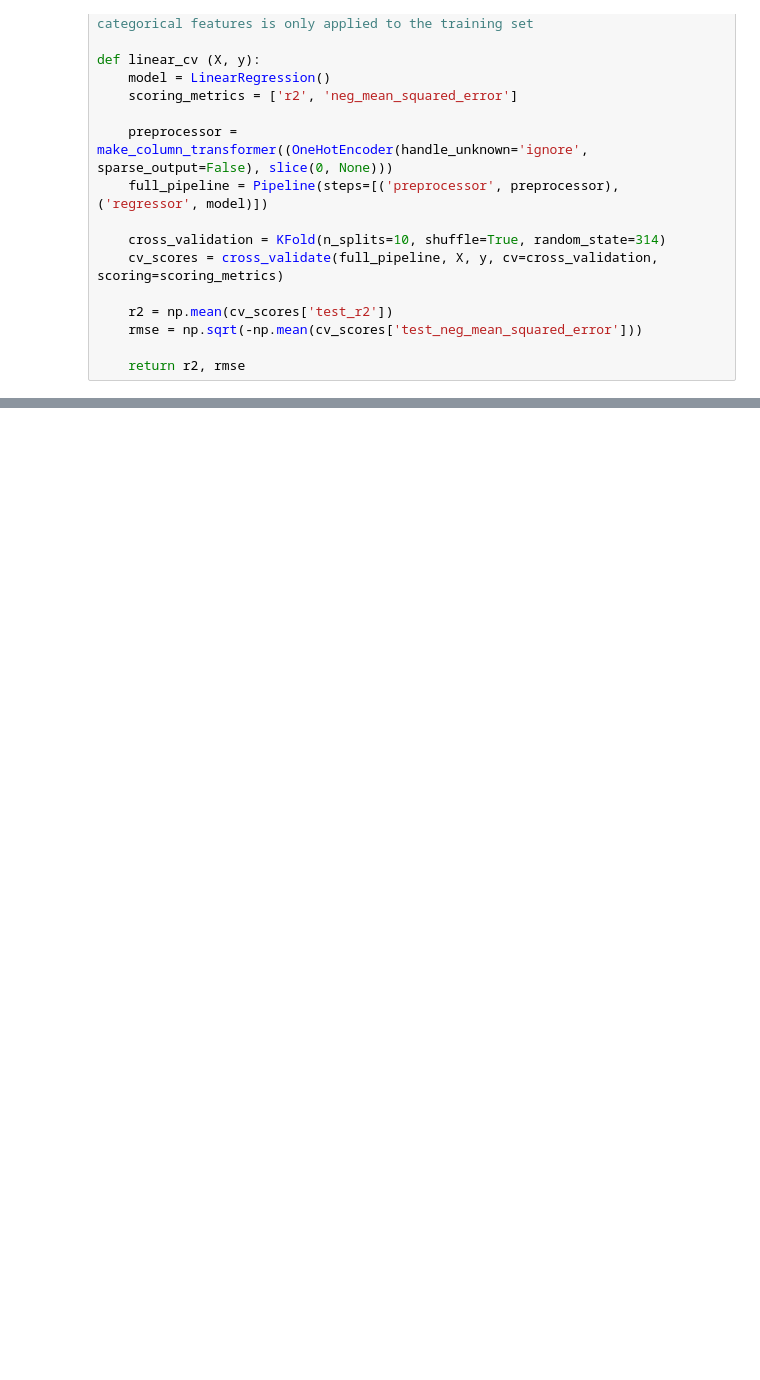
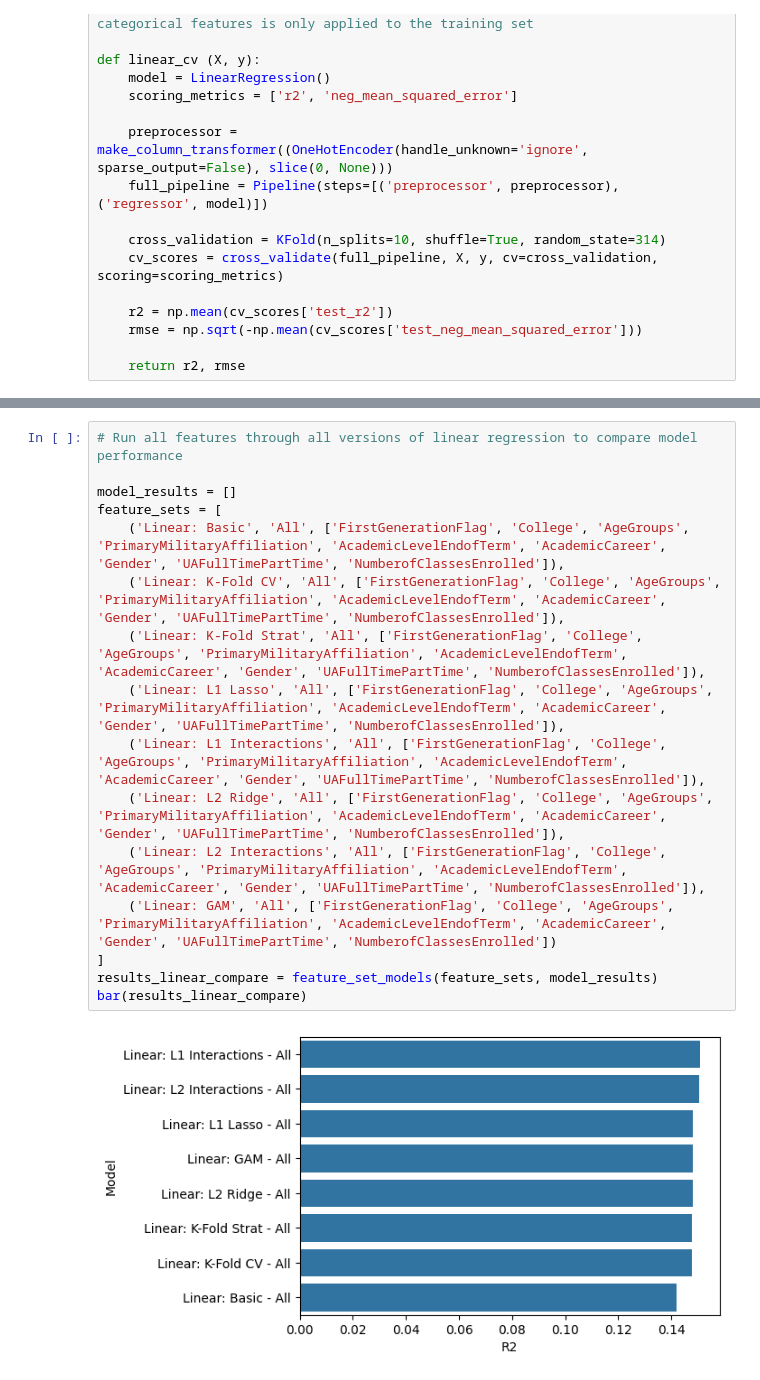
Before and after one commit to gburden6/INFO698-Fall2025-GB-PM, a Jupyter notebook: INFO698_McManus.ipynb, the cells around one changed output, grey strips where cells are left out. Saved outputs shown, nothing was run; the diff lists cells and outputs as text; blank space fills up the shorter version.

```diff
--- a/INFO698_McManus.ipynb
+++ b/INFO698_McManus.ipynb
@@ -233,0 +503,18 @@ def bar(data):
+# %%
+# Run all features through all versions of linear regression to compare model performance
+
+model_results = []
+feature_sets = [
+    ('Linear: Basic', 'All', ['FirstGenerationFlag', 'College', 'AgeGroups', 'PrimaryMilitaryAffiliation', 'AcademicLevelEndofTerm', 'AcademicCareer', 'Gender', 'UAFullTimePartTime', 'NumberofClassesEnrolled']),
+    ('Linear: K-Fold CV', 'All', ['FirstGenerationFlag', 'College', 'AgeGroups', 'PrimaryMilitaryAffiliation', 'AcademicLevelEndofTerm', 'AcademicCareer', 'Gender', 'UAFullTimePartTime', 'NumberofClassesEnrolled']),
+    ('Linear: K-Fold Strat', 'All', ['FirstGenerationFlag', 'College', 'AgeGroups', 'PrimaryMilitaryAffiliation', 'AcademicLevelEndofTerm', 'AcademicCareer', 'Gender', 'UAFullTimePartTime', 'NumberofClassesEnrolled']),
+    ('Linear: L1 Lasso', 'All', ['FirstGenerationFlag', 'College', 'AgeGroups', 'PrimaryMilitaryAffiliation', 'AcademicLevelEndofTerm', 'AcademicCareer', 'Gender', 'UAFullTimePartTime', 'NumberofClassesEnrolled']),
+    ('Linear: L1 Interactions', 'All', ['FirstGenerationFlag', 'College', 'AgeGroups', 'PrimaryMilitaryAffiliation', 'AcademicLevelEndofTerm', 'AcademicCareer', 'Gender', 'UAFullTimePartTime', 'NumberofClassesEnrolled']),
+    ('Linear: L2 Ridge', 'All', ['FirstGenerationFlag', 'College', 'AgeGroups', 'PrimaryMilitaryAffiliation', 'AcademicLevelEndofTerm', 'AcademicCareer', 'Gender', 'UAFullTimePartTime', 'NumberofClassesEnrolled']),
+    ('Linear: L2 Interactions', 'All', ['FirstGenerationFlag', 'College', 'AgeGroups', 'PrimaryMilitaryAffiliation', 'AcademicLevelEndofTerm', 'AcademicCareer', 'Gender', 'UAFullTimePartTime', 'NumberofClassesEnrolled']),
+    ('Linear: GAM', 'All', ['FirstGenerationFlag', 'College', 'AgeGroups', 'PrimaryMilitaryAffiliation', 'AcademicLevelEndofTerm', 'AcademicCareer', 'Gender', 'UAFullTimePartTime', 'NumberofClassesEnrolled'])
+]
+results_linear_compare = feature_set_models(feature_sets, model_results)
+bar(results_linear_compare)
+# %% [output]
+[figure, added]
```
Also changed, not shown: parts of 42 cells of this notebook.
